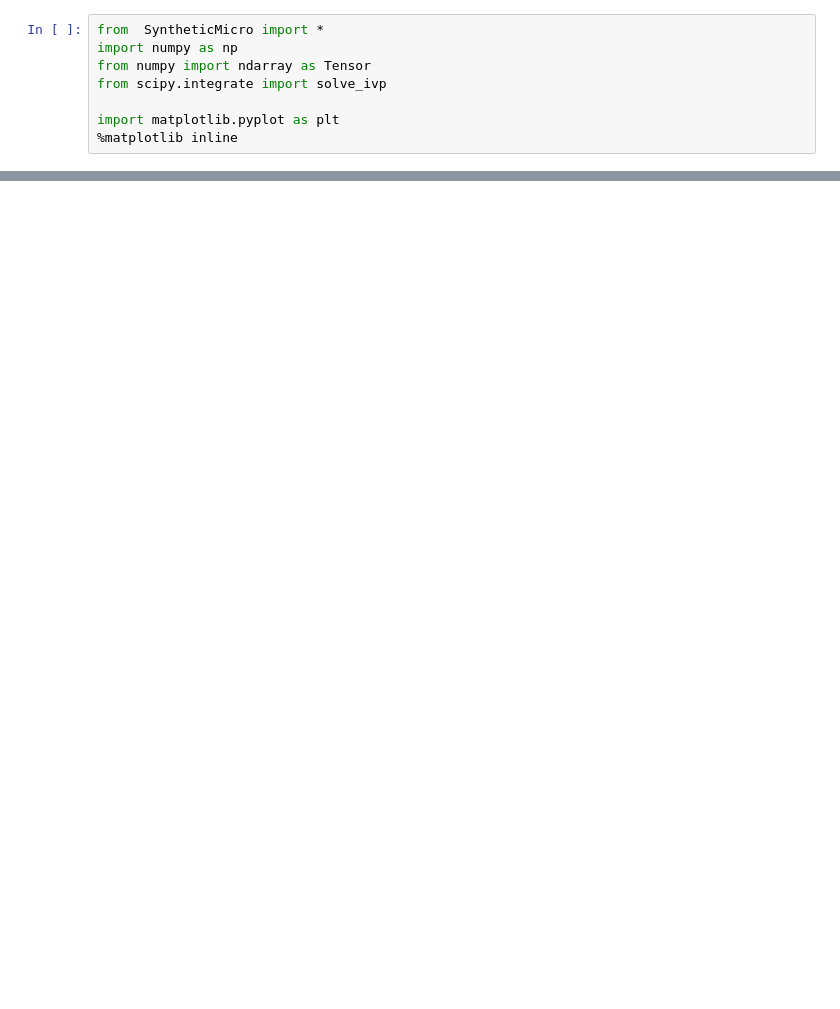
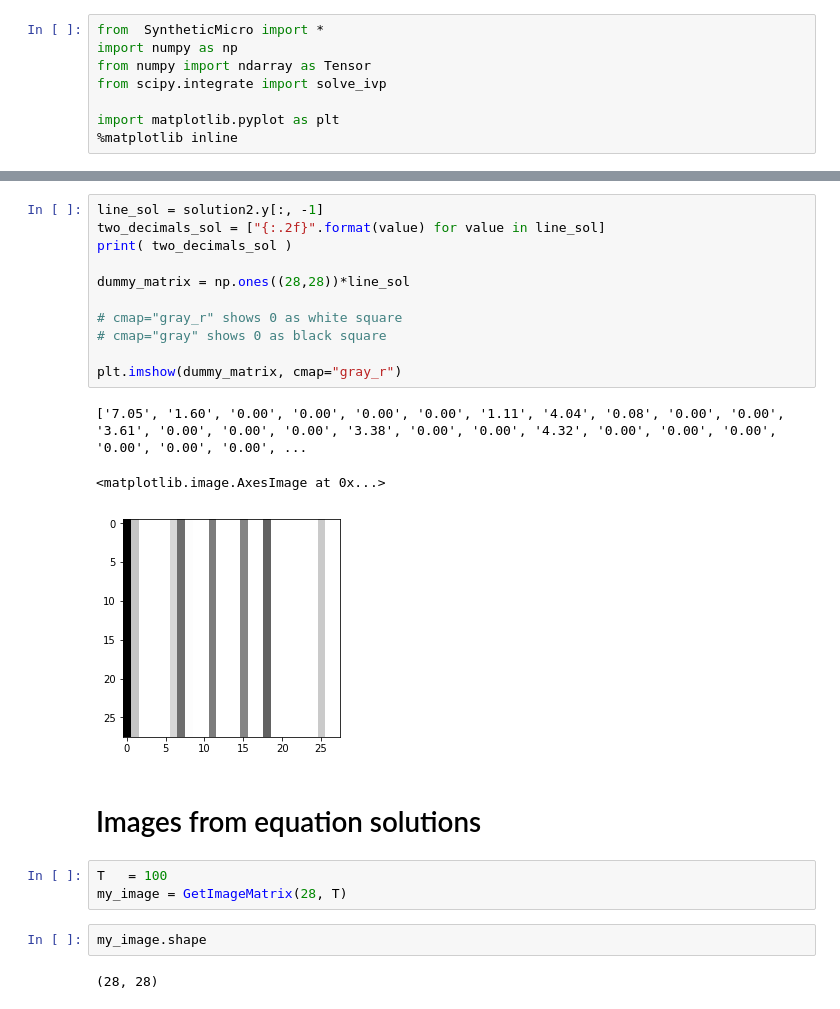
Before and after one commit to acevedo-oscar/Generador-De-Imagenes-De-Bacteria, a Jupyter notebook: Prototype.ipynb, the cells around one changed output, grey strips where cells are left out. Cells and saved outputs as stored; diff of their text form; blank space fills up the shorter version.

```diff
--- a/Prototype.ipynb
+++ b/Prototype.ipynb
@@ -81,0 +159,24 @@ array([2.06232260e+000, 1.99943669e+000, 5.86999953e+000, 7.21665377e+000,
+# %%
+line_sol = solution2.y[:, -1]
+two_decimals_sol = ["{:.2f}".format(value) for value in line_sol]
+print( two_decimals_sol )
+
+dummy_matrix = np.ones((28,28))*line_sol
+
+# cmap="gray_r" shows 0 as white square
+# cmap="gray" shows 0 as black square
+
+plt.imshow(dummy_matrix, cmap="gray_r")
+# %% [output]
+['7.05', '1.60', '0.00', '0.00', '0.00', '0.00', '1.11', '4.04', '0.08', '0.00', '0.00', '3.61', '0.00', '0.00', '0.00', '3.38', '0.00', '0.00', '4.32', '0.00', '0.00', '0.00', '0.00', '0.00', '0.00', ...
+<matplotlib.image.AxesImage at 0x...>
+[figure, added]
+# %% [markdown]
+# Images from equation solutions
+# %%
+T   = 100
+my_image = GetImageMatrix(28, T)
+# %%
+my_image.shape
+# %% [output]
+(28, 28)
```
Also changed, not shown: parts of 20 cells of this notebook, 1 other file.
